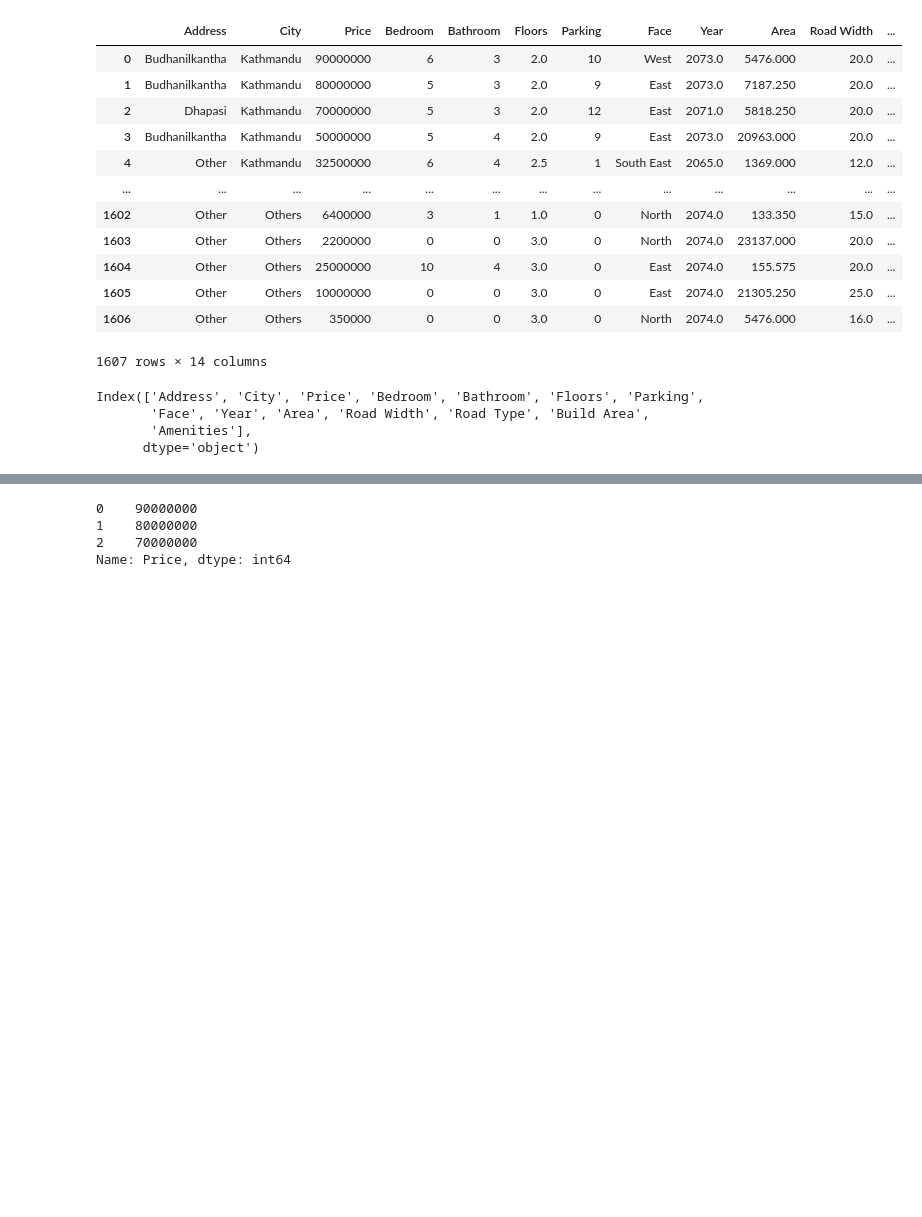
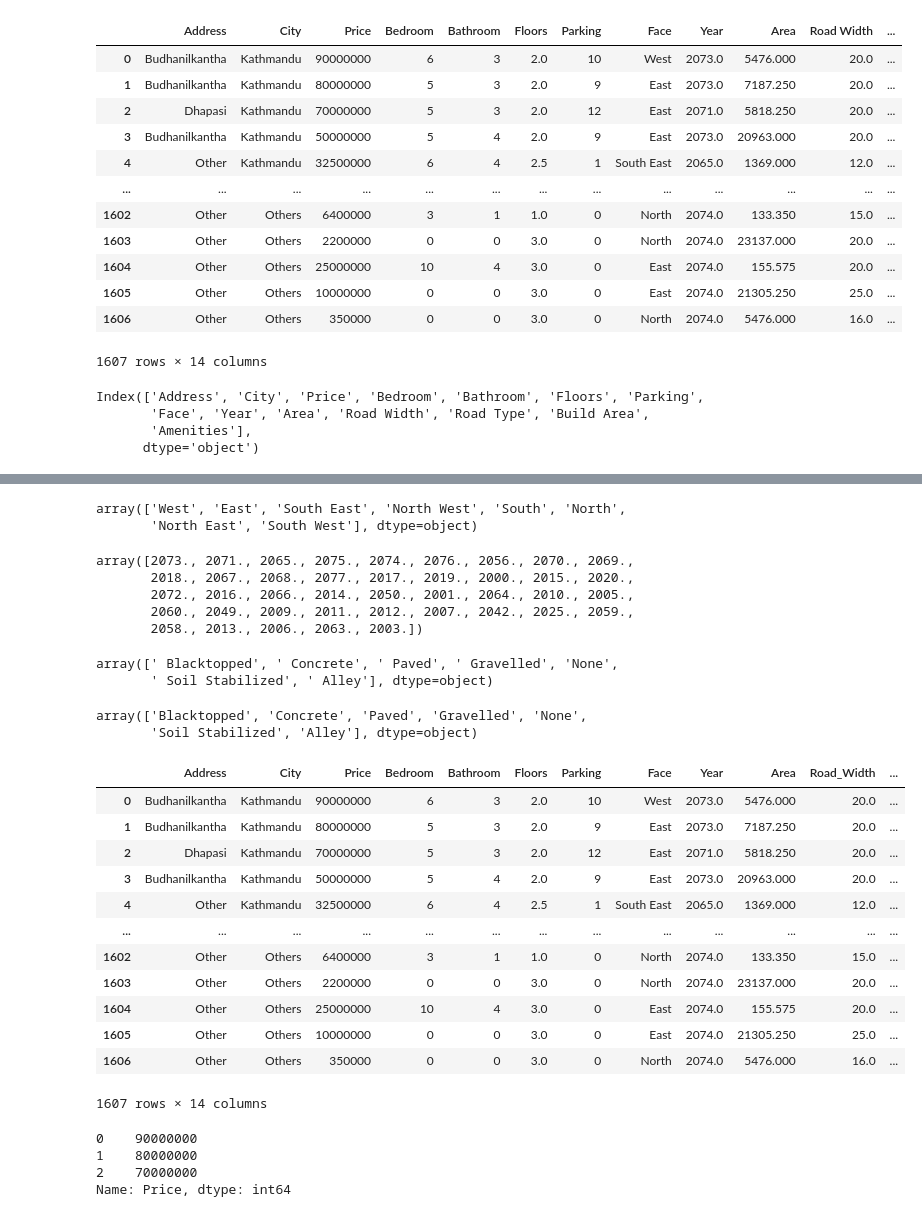
Before and after one commit to Anuj-Gupta4/RealEstateApp, a Jupyter notebook: NOTEBOOKS/PIPE-MODEL.ipynb, the cells around one changed output, grey strips where cells are left out. Saved outputs shown, nothing was run; the diff lists cells and outputs as text; code cells hidden in the pictures; blank space fills up the shorter version.

```diff
--- a/NOTEBOOKS/PIPE-MODEL.ipynb
+++ b/NOTEBOOKS/PIPE-MODEL.ipynb
@@ -30,0 +43,18 @@ Index(['Address', 'City', 'Price', 'Bedroom', 'Bathroom', 'Floors', 'Parking',
+# %%
+df.Face.unique()
+# %% [output]
+array(['West', 'East', 'South East', 'North West', 'South', 'North',
+       'North East', 'South West'], dtype=object)
+# %%
+df.Year.unique()
+# %% [output]
+array([2073., 2071., 2065., 2075., 2074., 2076., 2056., 2070., 2069.,
+       2018., 2067., 2068., 2077., 2017., 2019., 2000., 2015., 2020.,
+       2072., 2016., 2066., 2014., 2050., 2001., 2064., 2010., 2005.,
+       2060., 2049., 2009., 2011., 2012., 2007., 2042., 2025., 2059.,
+       2058., 2013., 2006., 2063., 2003.])
+# %%
+df['Road Type'].unique()
+# %% [output]
+array([' Blacktopped', ' Concrete', ' Paved', ' Gravelled', 'None',
+       ' Soil Stabilized', ' Alley'], dtype=object)
@@ -31,3 +66,24 @@ Index(['Address', 'City', 'Price', 'Bedroom', 'Bathroom', 'Floors', 'Parking',
+# %%
+df['Road_Type'].unique()
+# %% [output]
+array(['Blacktopped', 'Concrete', 'Paved', 'Gravelled', 'None',
+       'Soil Stabilized', 'Alley'], dtype=object)
+# %%
+df
+# %% [output]
+|  | Address | City | Price | Bedroom | Bathroom | Floors | Parking | Face | Year | Area | Road_Width | ... |
+| 0 | Budhanilkantha | Kathmandu | 90000000 | 6 | 3 | 2.0 | 10 | West | 2073.0 | 5476.000 | 20.0 | ... |
+| 1 | Budhanilkantha | Kathmandu | 80000000 | 5 | 3 | 2.0 | 9 | East | 2073.0 | 7187.250 | 20.0 | ... |
+| 2 | Dhapasi | Kathmandu | 70000000 | 5 | 3 | 2.0 | 12 | East | 2071.0 | 5818.250 | 20.0 | ... |
+| 3 | Budhanilkantha | Kathmandu | 50000000 | 5 | 4 | 2.0 | 9 | East | 2073.0 | 20963.000 | 20.0 | ... |
+| 4 | Other | Kathmandu | 32500000 | 6 | 4 | 2.5 | 1 | South East | 2065.0 | 1369.000 | 12.0 | ... |
+| ... | ... | ... | ... | ... | ... | ... | ... | ... | ... | ... | ... | ... |
+| 1602 | Other | Others | 6400000 | 3 | 1 | 1.0 | 0 | North | 2074.0 | 133.350 | 15.0 | ... |
+| 1603 | Other | Others | 2200000 | 0 | 0 | 3.0 | 0 | North | 2074.0 | 23137.000 | 20.0 | ... |
+| 1604 | Other | Others | 25000000 | 10 | 4 | 3.0 | 0 | East | 2074.0 | 155.575 | 20.0 | ... |
+| 1605 | Other | Others | 10000000 | 0 | 0 | 3.0 | 0 | East | 2074.0 | 21305.250 | 25.0 | ... |
+| 1606 | Other | Others | 350000 | 0 | 0 | 3.0 | 0 | North | 2074.0 | 5476.000 | 16.0 | ... |
+1607 rows × 14 columns
 # %%
 y = df.Price
 y.head(3)
```
Also changed, not shown: parts of 17 cells of this notebook, 2 other files.
